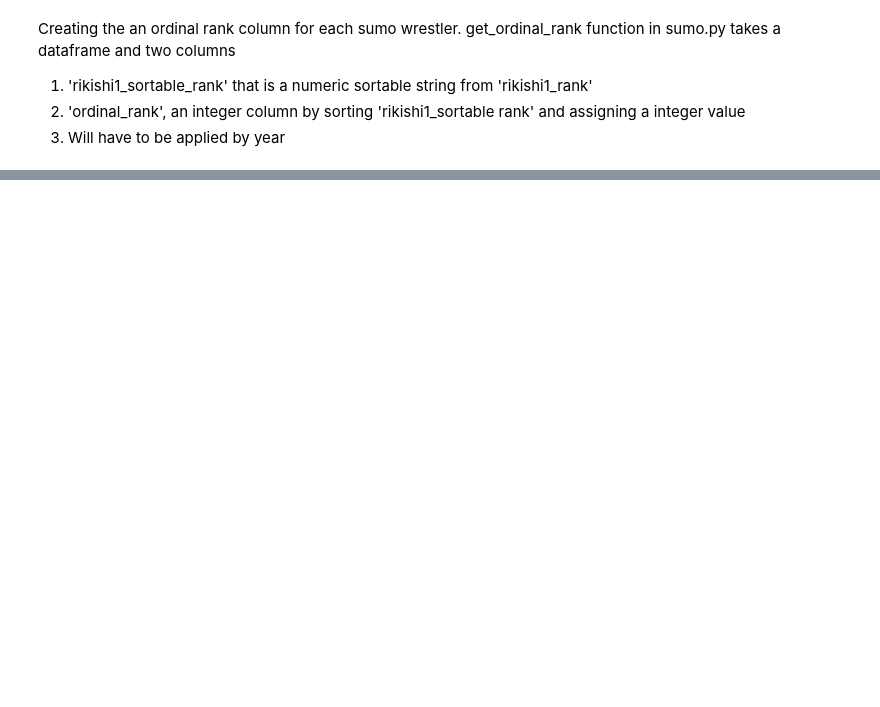
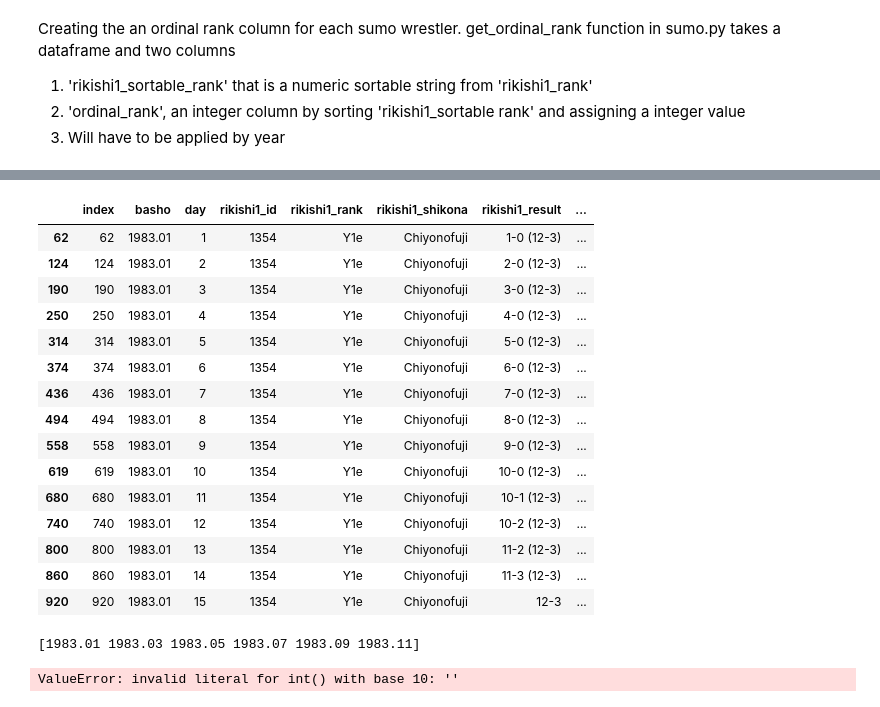
Before and after one commit to kyla-pohl/Erdos-Institute-Fall-2024-Project-Sumo, a Jupyter notebook: Sandoval-11.4.24.ipynb, the cells around one changed output, grey strips where cells are left out. Saved outputs shown, nothing was run; the diff lists cells and outputs as text; code cells hidden in the pictures; blank space fills up the shorter version.

```diff
--- a/Sandoval-11.4.24.ipynb
+++ b/Sandoval-11.4.24.ipynb
@@ -52,0 +40,43 @@ df.sort_values(by='ordinal_rank')
+# %%
+basho = df[ (df['rikishi1_id'] == 1354) & (df['basho'] == 1983.01 )]
+basho.head(15)
+# %% [output]
+|  | index | basho | day | rikishi1_id | rikishi1_rank | rikishi1_shikona | rikishi1_result | ... |
+| 62 | 62 | 1983.01 | 1 | 1354 | Y1e | Chiyonofuji | 1-0 (12-3) | ... |
+| 124 | 124 | 1983.01 | 2 | 1354 | Y1e | Chiyonofuji | 2-0 (12-3) | ... |
+| 190 | 190 | 1983.01 | 3 | 1354 | Y1e | Chiyonofuji | 3-0 (12-3) | ... |
+| 250 | 250 | 1983.01 | 4 | 1354 | Y1e | Chiyonofuji | 4-0 (12-3) | ... |
+| 314 | 314 | 1983.01 | 5 | 1354 | Y1e | Chiyonofuji | 5-0 (12-3) | ... |
+| 374 | 374 | 1983.01 | 6 | 1354 | Y1e | Chiyonofuji | 6-0 (12-3) | ... |
+| 436 | 436 | 1983.01 | 7 | 1354 | Y1e | Chiyonofuji | 7-0 (12-3) | ... |
+| 494 | 494 | 1983.01 | 8 | 1354 | Y1e | Chiyonofuji | 8-0 (12-3) | ... |
+| 558 | 558 | 1983.01 | 9 | 1354 | Y1e | Chiyonofuji | 9-0 (12-3) | ... |
+| 619 | 619 | 1983.01 | 10 | 1354 | Y1e | Chiyonofuji | 10-0 (12-3) | ... |
+| 680 | 680 | 1983.01 | 11 | 1354 | Y1e | Chiyonofuji | 10-1 (12-3) | ... |
+| 740 | 740 | 1983.01 | 12 | 1354 | Y1e | Chiyonofuji | 10-2 (12-3) | ... |
+| 800 | 800 | 1983.01 | 13 | 1354 | Y1e | Chiyonofuji | 11-2 (12-3) | ... |
+| 860 | 860 | 1983.01 | 14 | 1354 | Y1e | Chiyonofuji | 11-3 (12-3) | ... |
+| 920 | 920 | 1983.01 | 15 | 1354 | Y1e | Chiyonofuji | 12-3 | ... |
+# %%
+bash = df['basho'].unique()
+print(bash)
+# %% [output]
+[1983.01 1983.03 1983.05 1983.07 1983.09 1983.11]
+# %%
+#For a year and tournament [ '01', '03', '05' '07', '11]
+df['year'] = df['basho'].astype(str).str.split('.').str[0].astype(int)
+df['tourn'] = df['basho'].astype(str).str.split('.').str[1]
+df['record'] = df['rikishi1_result'].astype(str).str.split('(').str[0]
+df['day'] = df['day'].astype(int)
+
+cols = ['rikishi1_id','year', 'tourn', 'day', 'rikishi1_win', 'r1_ord_rank', 'record']
+df.sort_values(by=['r1_ord_rank', 'rikishi1_id', 'tourn', 'day'],  ascending = [True, True, True, True])
+df['wins'] = df['record'].astype(str).str.split('-').str[0]
+df['loses'] = df['record'].astype(str).str.split('-').str[1]
+
+print(x=df['wins'].astype(int))
+#df['loses'] = df['record'].astype(str).str.split('-').str[1].astype(int)
+#uid = df['rikishi1_id'].unique()
+#print(uid)
+# %% [output]
+ValueError: invalid literal for int() with base 10: ''
```
Also changed, not shown: parts of 4 cells of this notebook.
